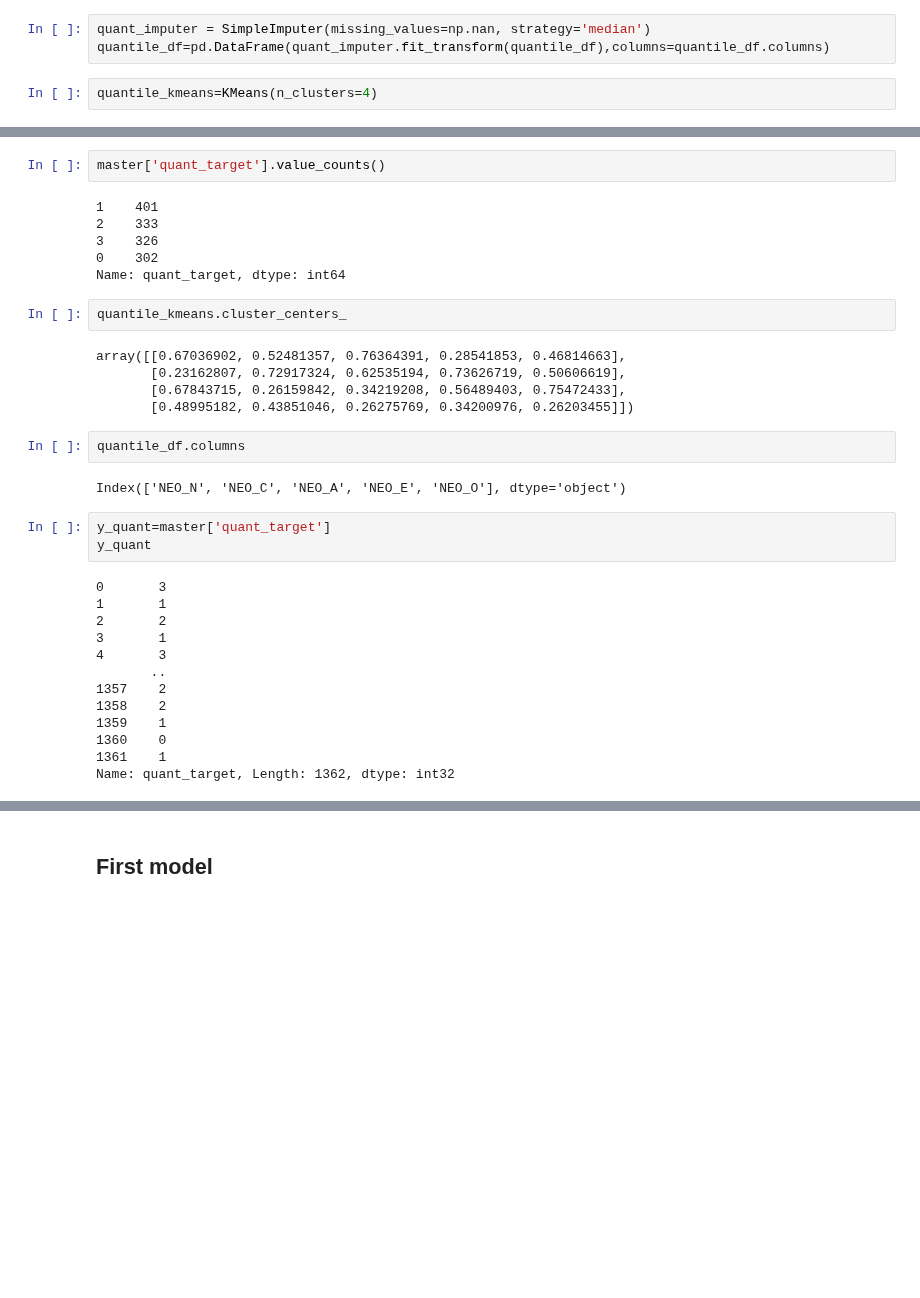
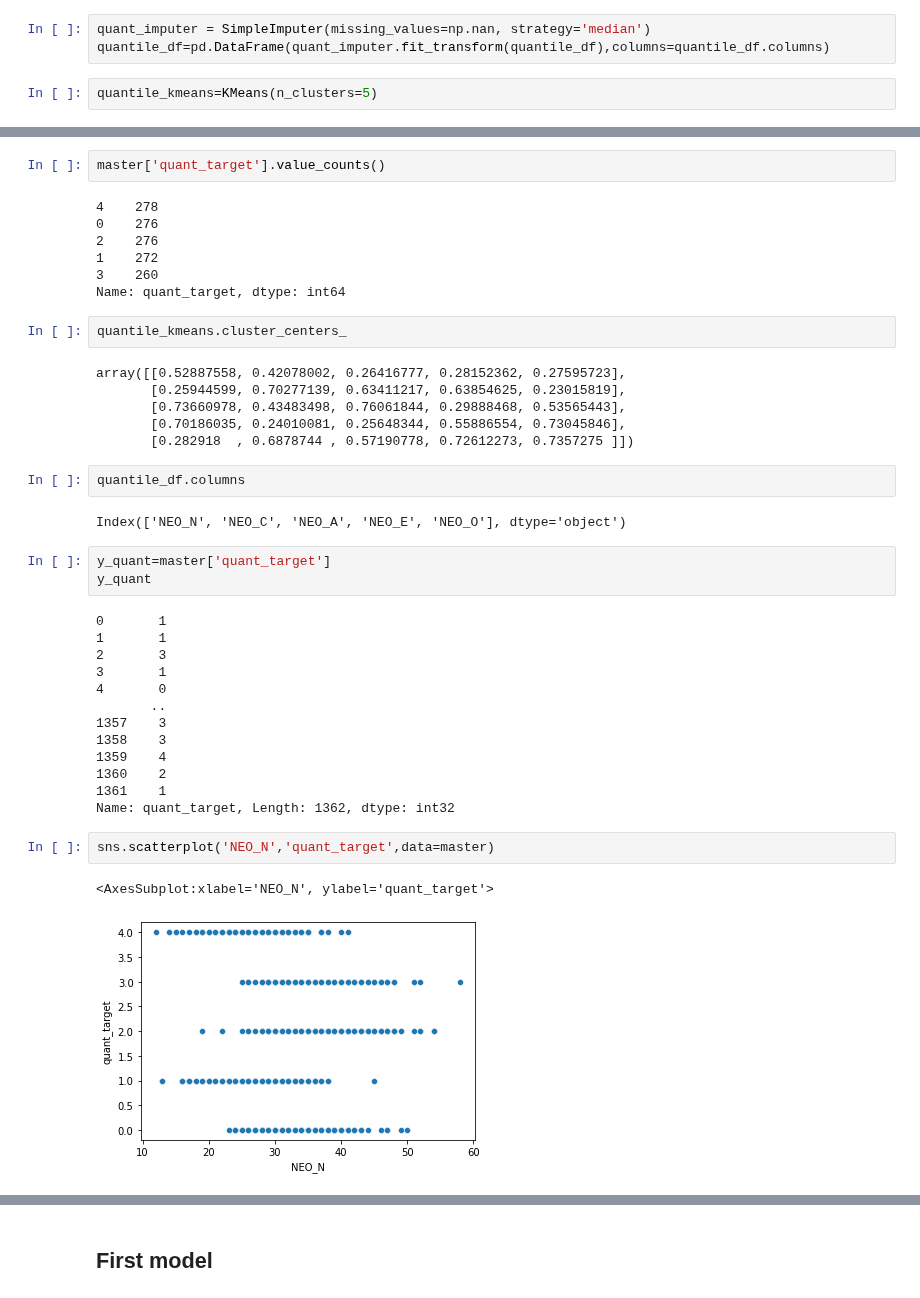
Before and after one commit to lukevano/mri_personality, a Jupyter notebook: notebooks/CH_HistGradientBoost.ipynb, the cells around one changed output, grey strips where cells are left out. Drawn from its saved outputs; the diff is of its cells as text; blank space fills up the shorter version.

```diff
--- a/notebooks/CH_HistGradientBoost.ipynb
+++ b/notebooks/CH_HistGradientBoost.ipynb
@@ -447,7 +452,7 @@ quantile_df
 quant_imputer = SimpleImputer(missing_values=np.nan, strategy='median')
 quantile_df=pd.DataFrame(quant_imputer.fit_transform(quantile_df),columns=quantile_df.columns)
 # %%
-quantile_kmeans=KMeans(n_clusters=4)
+quantile_kmeans=KMeans(n_clusters=5)
 # %%
 quantile_kmeans.fit_predict(quantile_df)
 # %% [output]
@@ -484,18 +490,20 @@ master
 # %%
 master['quant_target'].value_counts()
 # %% [output]
-1    401
-2    333
-3    326
-0    302
+4    278
+0    276
+2    276
+1    272
+3    260
 Name: quant_target, dtype: int64
 # %%
 quantile_kmeans.cluster_centers_
 # %% [output]
-array([[0.67036902, 0.52481357, 0.76364391, 0.28541853, 0.46814663],
-       [0.23162807, 0.72917324, 0.62535194, 0.73626719, 0.50606619],
-       [0.67843715, 0.26159842, 0.34219208, 0.56489403, 0.75472433],
-       [0.48995182, 0.43851046, 0.26275769, 0.34200976, 0.26203455]])
+array([[0.52887558, 0.42078002, 0.26416777, 0.28152362, 0.27595723],
+       [0.25944599, 0.70277139, 0.63411217, 0.63854625, 0.23015819],
+       [0.73660978, 0.43483498, 0.76061844, 0.29888468, 0.53565443],
+       [0.70186035, 0.24010081, 0.25648344, 0.55886554, 0.73045846],
+       [0.282918  , 0.6878744 , 0.57190778, 0.72612273, 0.7357275 ]])
 # %%
 quantile_df.columns
 # %% [output]
@@ -504,15 +512,20 @@ Index(['NEO_N', 'NEO_C', 'NEO_A', 'NEO_E', 'NEO_O'], dtype='object')
 y_quant=master['quant_target']
 y_quant
 # %% [output]
-0       3
+0       1
 1       1
-2       2
+2       3
 3       1
-4       3
+4       0
        ..
-1357    2
-1358    2
-1359    1
-1360    0
+1357    3
+1358    3
+1359    4
+1360    2
 1361    1
 Name: quant_target, Length: 1362, dtype: int32
+# %%
+sns.scatterplot('NEO_N','quant_target',data=master)
+# %% [output]
+<AxesSubplot:xlabel='NEO_N', ylabel='quant_target'>
+[figure, added]
```
Also changed, not shown: parts of 22 cells of this notebook.
